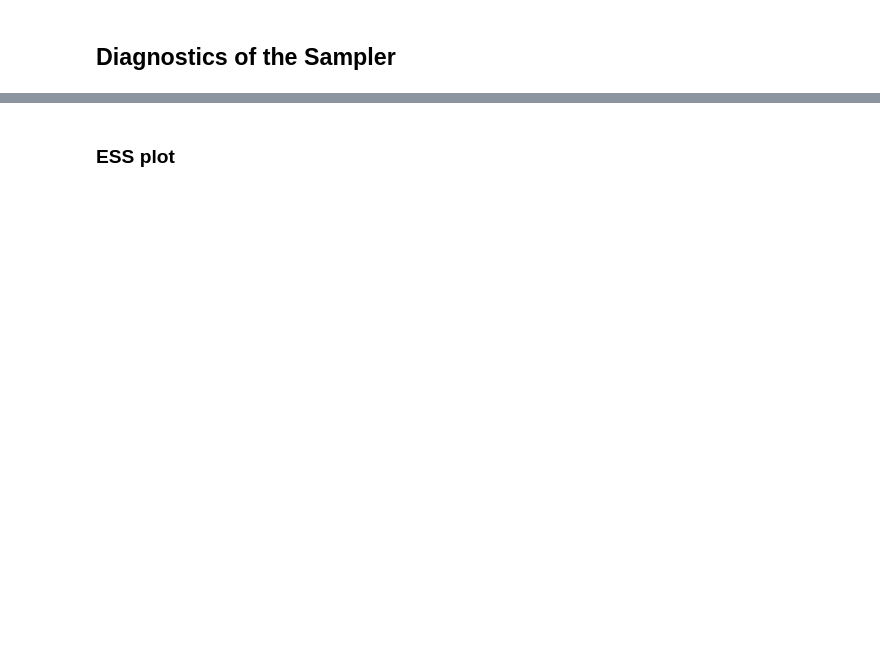
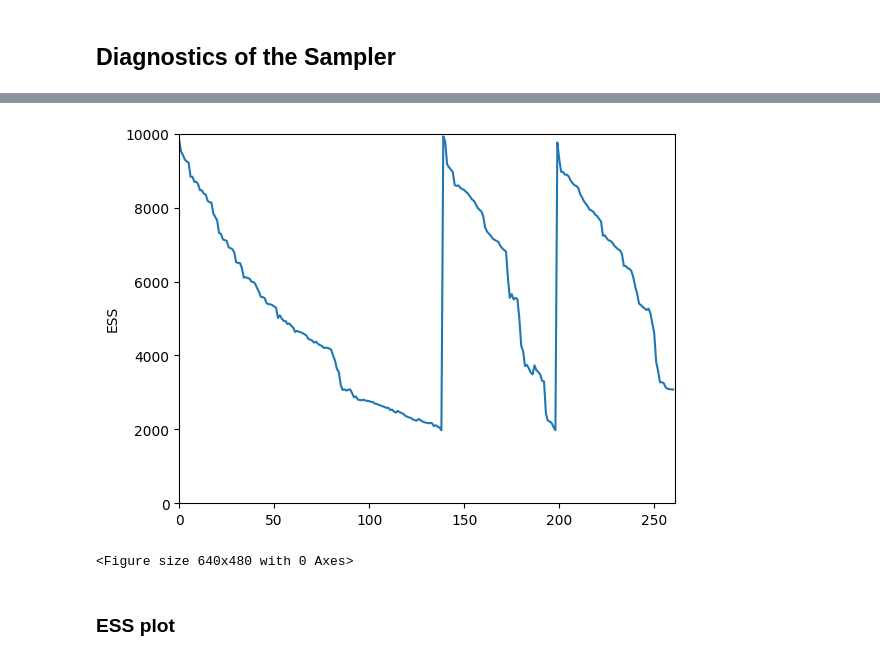
Before and after one commit to hengyuf/VSMCG, a Jupyter notebook: Diagnostics.ipynb, the cells around one changed output, grey strips where cells are left out. Cells and saved outputs as stored; diff of their text form; code cells hidden in the pictures; blank space fills up the shorter version.

Commit message:
Fine Tune strategy added

```diff
--- a/Diagnostics.ipynb
+++ b/Diagnostics.ipynb
@@ -23,2 +33,15 @@ sampler=TEST_SAMPLER(T,params,path='./pth/VIScaler_test1_9.pth',debug=True)
+# %%
+from VI import fine_tune
+params_new= (0.1263948140321161, .032712088763023284, 6.0, 0.8715676420694289, 0.2913684368439, 0.030264586057052845, 0.008613371294834722, 2.5)
+#params_new= (0.2, 0.2, 6.0, 1, 0.4, 0.1, 0.02, 2.5)
+sampler.__init__(T,params_new,path=f'./tmppth/VIScaler_test1_{epoch}.pth',debug=True)
+sampler.model=fine_tune(sampler.model,N=16,T=256,params=params_new,num_epochs=30)
+# %%
+
+samples,weights=sampler.sample(N,r,resample_thre=0.2,checklist=[])
+sampler.plot_ESS()
+# %% [output]
+[figure, added]
+<Figure size 640x480 with 0 Axes>
 # %% [markdown]
 ### ESS plot
```
Also changed, not shown: parts of 13 cells of this notebook, 8 other files.
